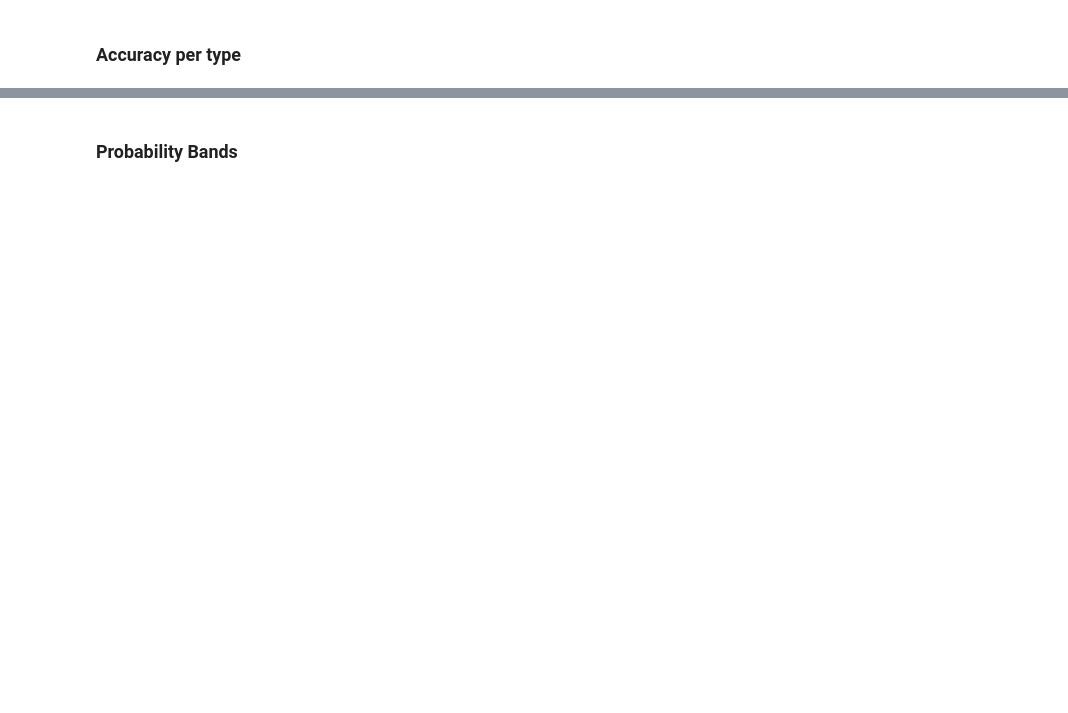
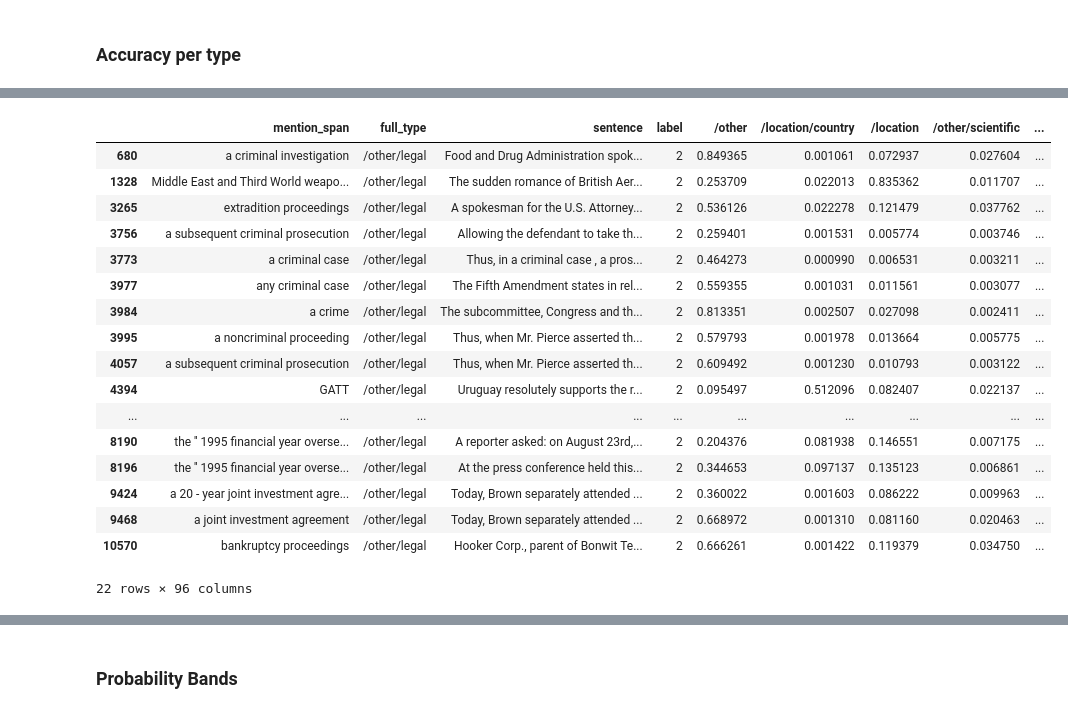
Before and after one commit to psaegert/nli-nec, a Jupyter notebook: notebooks/evaluate.ipynb, the cells around one changed output, grey strips where cells are left out. Drawn from its saved outputs; the diff is of its cells as text; code cells hidden in the pictures; blank space fills up the shorter version.

```diff
--- a/notebooks/evaluate.ipynb
+++ b/notebooks/evaluate.ipynb
@@ -141,0 +142,23 @@ type_accuracy
+# %%
+data_with_predictions_ignored_types = data_with_predictions[data_with_predictions['full_type'].isin(type_accuracy[type_accuracy['accuracy'] == 0]['full_type'])]
+# %%
+data_with_predictions_ignored_types[(data_with_predictions_ignored_types['full_type'] == '/other/legal') & (data_with_predictions_ignored_types['predicted_type'] == '/other/event')]
+# %% [output]
+|  | mention_span | full_type | sentence | label | /other | /location/country | /location | /other/scientific | ... |
+| 680 | a criminal investigation | /other/legal | Food and Drug Administration spok... | 2 | 0.849365 | 0.001061 | 0.072937 | 0.027604 | ... |
+| 1328 | Middle East and Third World weapo... | /other/legal | The sudden romance of British Aer... | 2 | 0.253709 | 0.022013 | 0.835362 | 0.011707 | ... |
+| 3265 | extradition proceedings | /other/legal | A spokesman for the U.S. Attorney... | 2 | 0.536126 | 0.022278 | 0.121479 | 0.037762 | ... |
+| 3756 | a subsequent criminal prosecution | /other/legal | Allowing the defendant to take th... | 2 | 0.259401 | 0.001531 | 0.005774 | 0.003746 | ... |
+| 3773 | a criminal case | /other/legal | Thus, in a criminal case , a pros... | 2 | 0.464273 | 0.000990 | 0.006531 | 0.003211 | ... |
+| 3977 | any criminal case | /other/legal | The Fifth Amendment states in rel... | 2 | 0.559355 | 0.001031 | 0.011561 | 0.003077 | ... |
+| 3984 | a crime | /other/legal | The subcommittee, Congress and th... | 2 | 0.813351 | 0.002507 | 0.027098 | 0.002411 | ... |
+| 3995 | a noncriminal proceeding | /other/legal | Thus, when Mr. Pierce asserted th... | 2 | 0.579793 | 0.001978 | 0.013664 | 0.005775 | ... |
+| 4057 | a subsequent criminal prosecution | /other/legal | Thus, when Mr. Pierce asserted th... | 2 | 0.609492 | 0.001230 | 0.010793 | 0.003122 | ... |
+| 4394 | GATT | /other/legal | Uruguay resolutely supports the r... | 2 | 0.095497 | 0.512096 | 0.082407 | 0.022137 | ... |
+| ... | ... | ... | ... | ... | ... | ... | ... | ... | ... |
+| 8190 | the '' 1995 financial year overse... | /other/legal | A reporter asked: on August 23rd,... | 2 | 0.204376 | 0.081938 | 0.146551 | 0.007175 | ... |
+| 8196 | the '' 1995 financial year overse... | /other/legal | At the press conference held this... | 2 | 0.344653 | 0.097137 | 0.135123 | 0.006861 | ... |
+| 9424 | a 20 - year joint investment agre... | /other/legal | Today, Brown separately attended ... | 2 | 0.360022 | 0.001603 | 0.086222 | 0.009963 | ... |
+| 9468 | a joint investment agreement | /other/legal | Today, Brown separately attended ... | 2 | 0.668972 | 0.001310 | 0.081160 | 0.020463 | ... |
+| 10570 | bankruptcy proceedings | /other/legal | Hooker Corp., parent of Bonwit Te... | 2 | 0.666261 | 0.001422 | 0.119379 | 0.034750 | ... |
+22 rows × 96 columns
```
Also changed, not shown: parts of 11 cells of this notebook, 8 other files.
